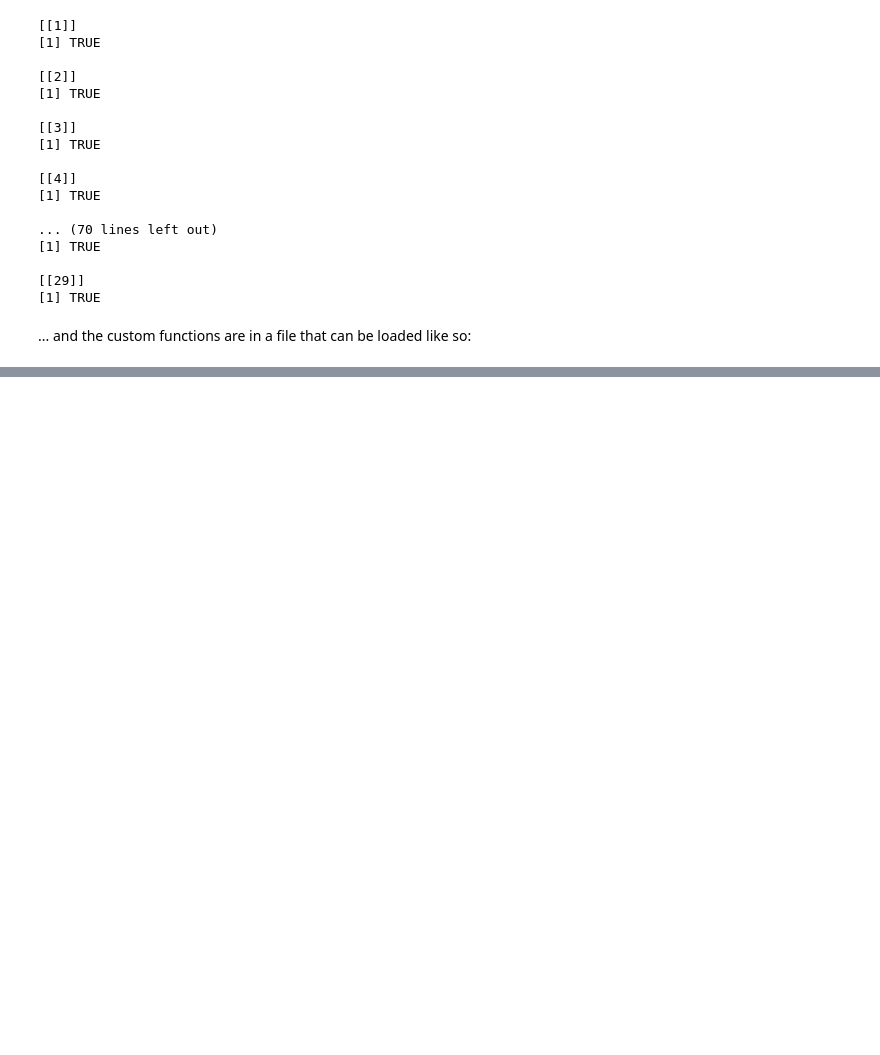
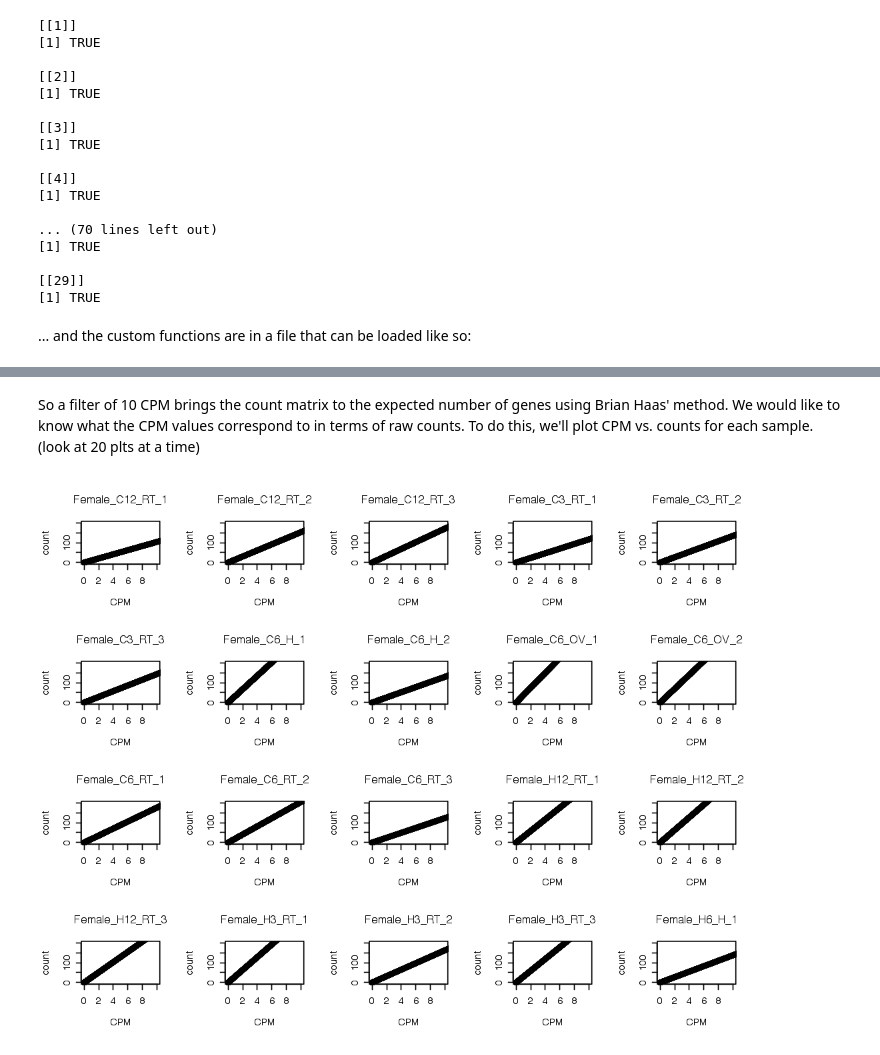
Before and after one commit to YazBraimah/DnovPmRNAseq, a Jupyter notebook: complete_analysis.ipynb, the cells around one changed output, grey strips where cells are left out. Drawn from its saved outputs; the diff is of its cells as text; code cells hidden in the pictures; blank space fills up the shorter version.

```diff
--- a/complete_analysis.ipynb
+++ b/complete_analysis.ipynb
@@ -50,0 +243,4 @@ source("Functions2.R")
+# %%
+hs2.all.CPM <- cpm(hisat_geneCounts)
+bt2.all.CPM <- cpm(bowtie2_genome_geneCounts)
+trn.all.CPM <- cpm(bowtie2_trinity_geneCounts)
@@ -50,0 +249,4 @@ source("Functions2.R")
+# %%
+hs2.thresh <- hs2.all.CPM > 10
+bt2.thresh <- bt2.all.CPM > 10
+trn.thresh <- trn.all.CPM > 10
@@ -50,0 +255,4 @@ source("Functions2.R")
+# %%
+hs2.keep <- rowSums(hs2.thresh) >= 2
+bt2.keep <- rowSums(bt2.thresh) >= 2
+trn.keep <- rowSums(trn.thresh) >= 2
@@ -50,0 +274,11 @@ source("Functions2.R")
+# %% [markdown]
+So a filter of 10 CPM brings the count matrix to the expected number of genes using Brian Haas' method. We would like to know what the CPM values correspond to in terms of raw counts. To do this, we'll plot CPM vs. counts for each sample. (look at 20 plts at a time)
+# %%
+options(repr.plot.width = 9, repr.plot.height = 7)
+par(mfrow=c(4,5))
+for(i in seq(from=1, to=20, by=1)){
+  plot(hs2.all.CPM[,i],hisat_geneCounts[,i], xlim=c(0,10), ylim=c(0,200), xlab = "CPM", ylab = "count")
+  title(colnames(hs2.all.CPM)[i])
+}
+# %% [output]
+[figure, added]
```
Also changed, not shown: parts of 60 cells of this notebook.
